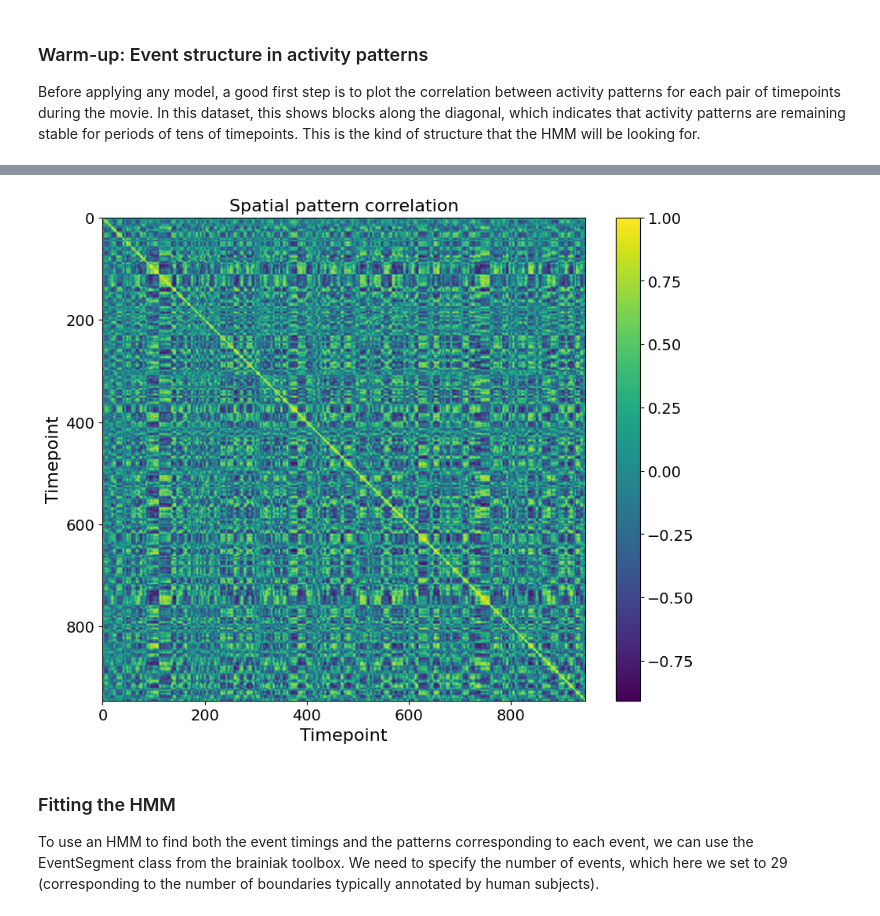
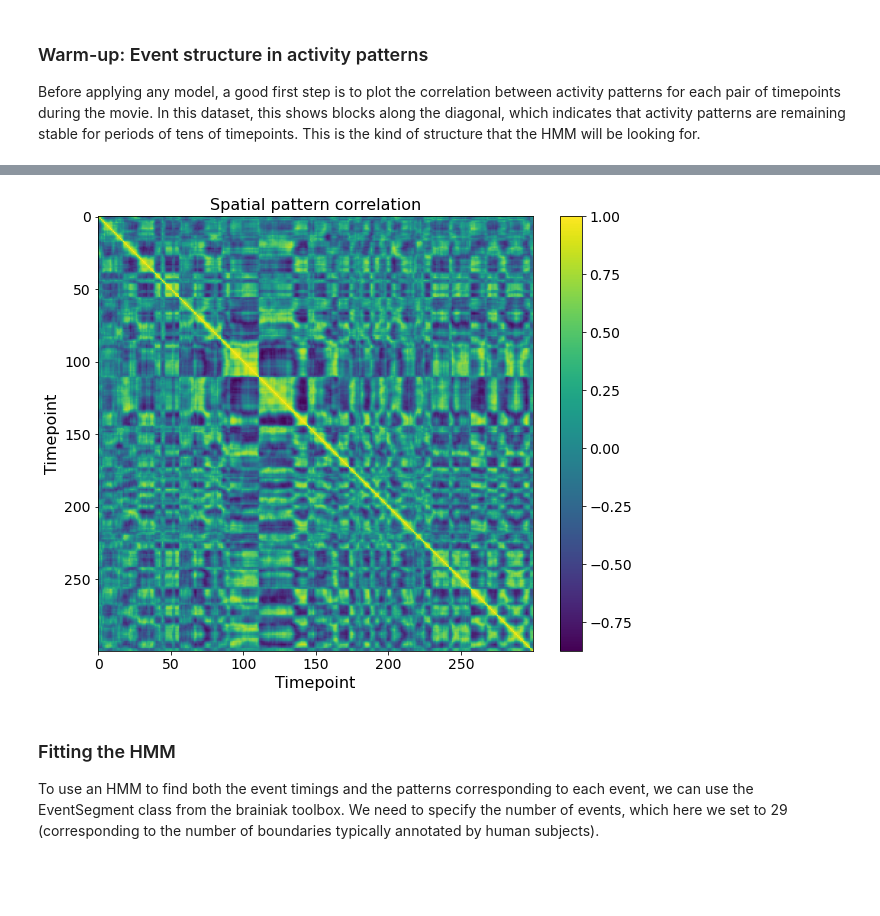
Before and after one commit to brodoSwaggins/brainiak, a Jupyter notebook: docs/examples/eventseg/Event_Segmentation.ipynb, the cells around one changed output, grey strips where cells are left out. Drawn from its saved outputs; the diff is of its cells as text; code cells hidden in the pictures; blank space fills up the shorter version.

```diff
--- a/docs/examples/eventseg/Event_Segmentation.ipynb
+++ b/docs/examples/eventseg/Event_Segmentation.ipynb
@@ -44,12 +44,13 @@ plt.rc('figure', titlesize=largesize); plt.rc('axes', labelsize=mediumsize); plt
 ## Loading data
 This tutorial will use data from the first run of the Sherlock dataset [(Chen et al. 2017)](https://doi.org/10.1038/nn.4450), masked to only include the Angular Gyrus.
 # %%
-if not os.path.exists('Sherlock_AG_movie.npy'):
+data_path = r'/home/itzik/Downloads/Sherlock'
+if not os.path.exists(data_path+'/Sherlock_AG_movie.npy'):
     !wget https://ndownloader.figshare.com/files/22927253 -O Sherlock_AG_movie.npy
-if not os.path.exists('Sherlock_AG_recall.npy'):
+if not os.path.exists(data_path+'/Sherlock_AG_recall.npy'):
     !wget https://ndownloader.figshare.com/files/22927256 -O Sherlock_AG_recall.npy
 
-movie = np.load('Sherlock_AG_movie.npy')
-recall = np.load('Sherlock_AG_recall.npy')
+movie = np.load(data_path+'/Sherlock_AG_movie.npy')
+recall = np.load(data_path+'/Sherlock_AG_recall.npy')
 movie_group = np.mean(movie, axis=0)
 # %%
@@ -65,12 +72,12 @@ Before applying any model, a good first step is to plot the correlation between
 # %%
 plt.figure(figsize=(10,8))
-plt.imshow(np.corrcoef(movie_group))
+plt.imshow(np.corrcoef(movie_group[:300,...]), cmap = 'viridis')
 plt.xlabel('Timepoint')
 plt.ylabel('Timepoint')
 plt.colorbar()
 plt.title('Spatial pattern correlation');
 # %% [output]
-[figure, old version]
+[figure, new version]
 # %% [markdown]
 ### Fitting the HMM
 
```
Also changed, not shown: parts of 10 cells of this notebook, 2 other files.
